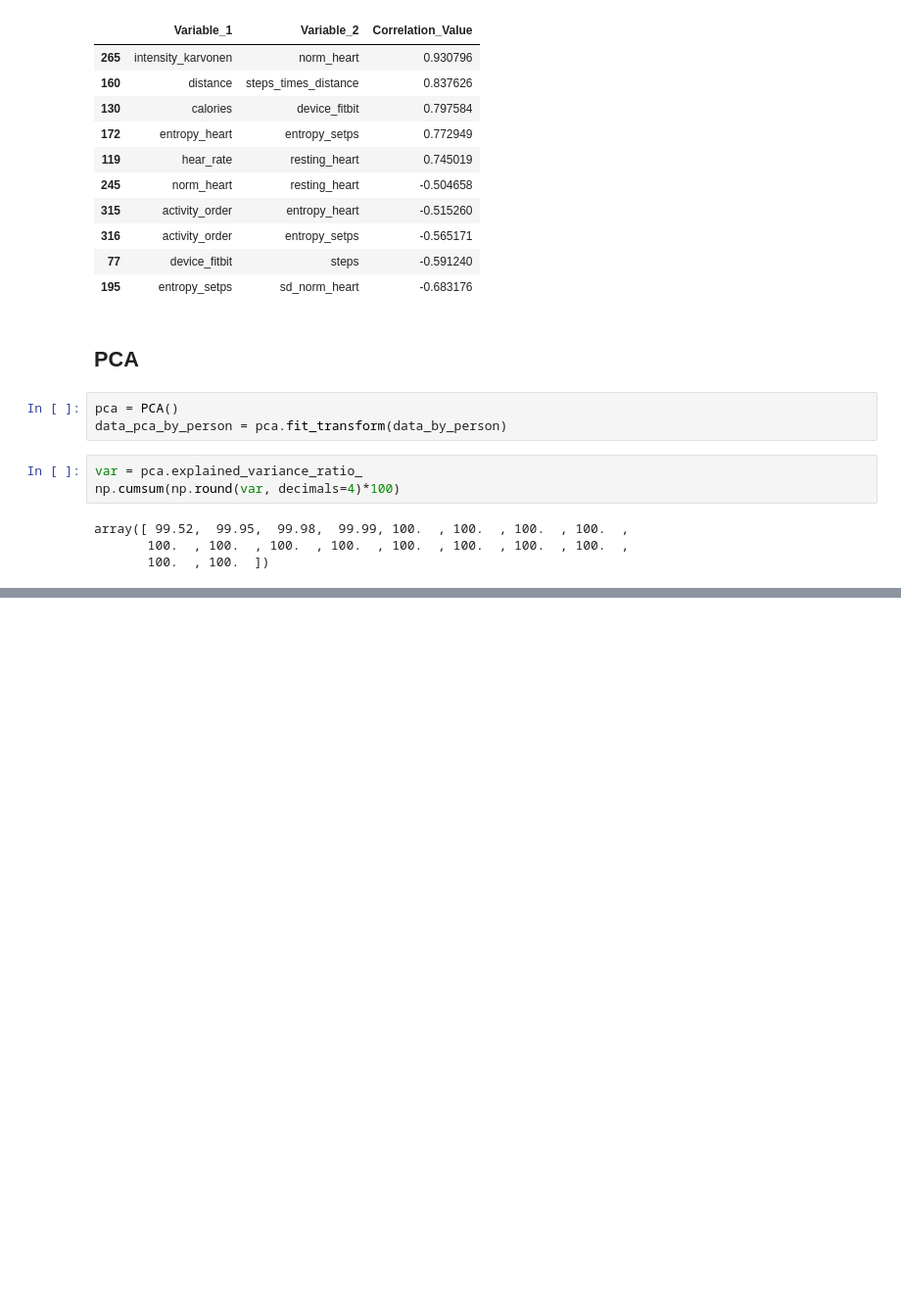
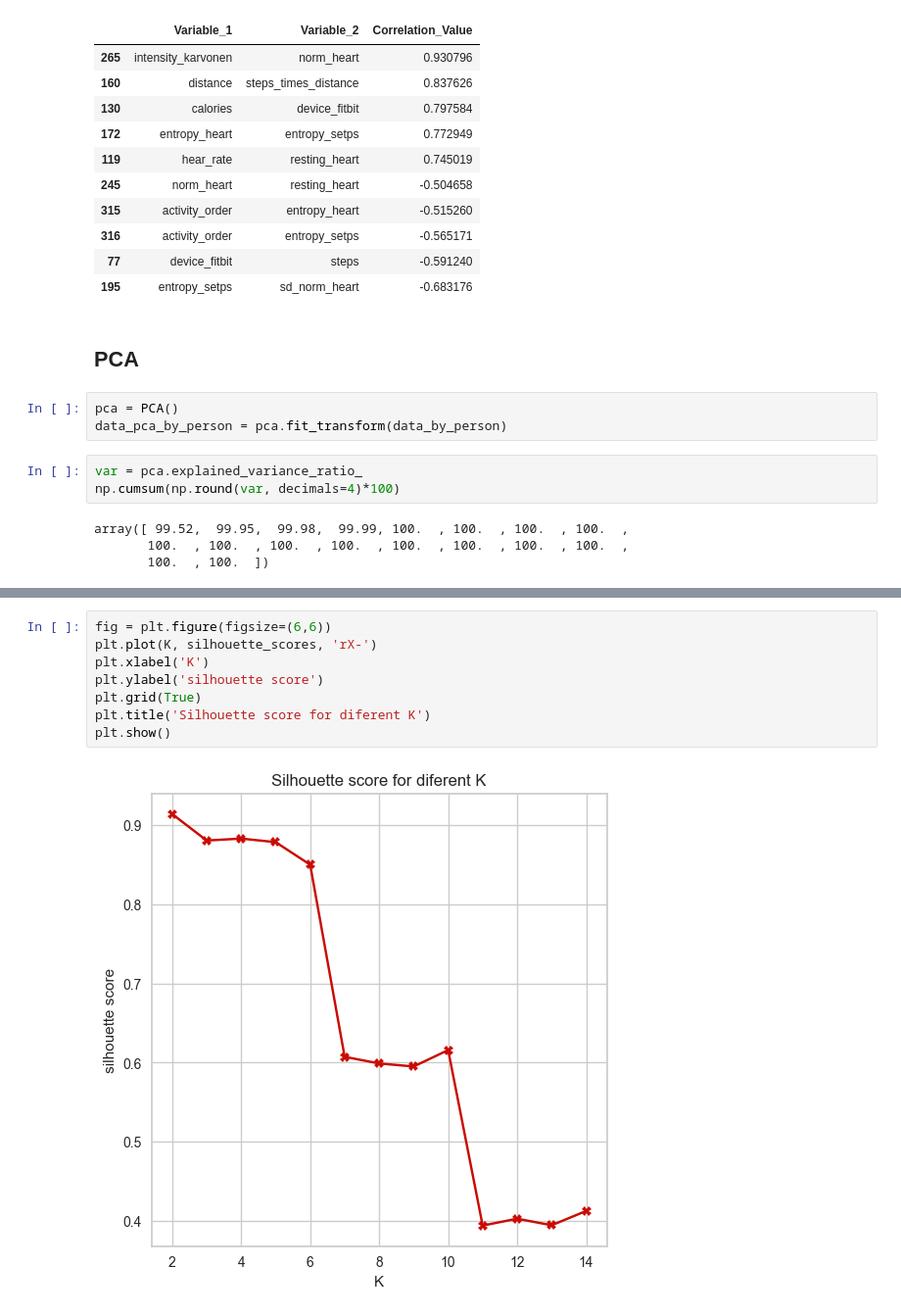
Before and after one commit to alejo-cuello/bootcamp-ds-mlops, a Jupyter notebook: 06-clustering/experimentos/experiment-group-by-person.ipynb, the cells around one changed output, grey strips where cells are left out. Shown at 98% size. Drawn from its saved outputs; the diff is of its cells as text; blank space fills up the shorter version.

```diff
--- a/06-clustering/experimentos/experiment-group-by-person.ipynb
+++ b/06-clustering/experimentos/experiment-group-by-person.ipynb
@@ -257,0 +272,10 @@ array([ 99.52,  99.95,  99.98,  99.99, 100.  , 100.  , 100.  , 100.  ,
+# %%
+fig = plt.figure(figsize=(6,6))
+plt.plot(K, silhouette_scores, 'rX-')
+plt.xlabel('K')
+plt.ylabel('silhouette score')
+plt.grid(True)
+plt.title('Silhouette score for diferent K')
+plt.show()
+# %% [output]
+[figure, added]
```
Also changed, not shown: parts of 18 cells of this notebook.
